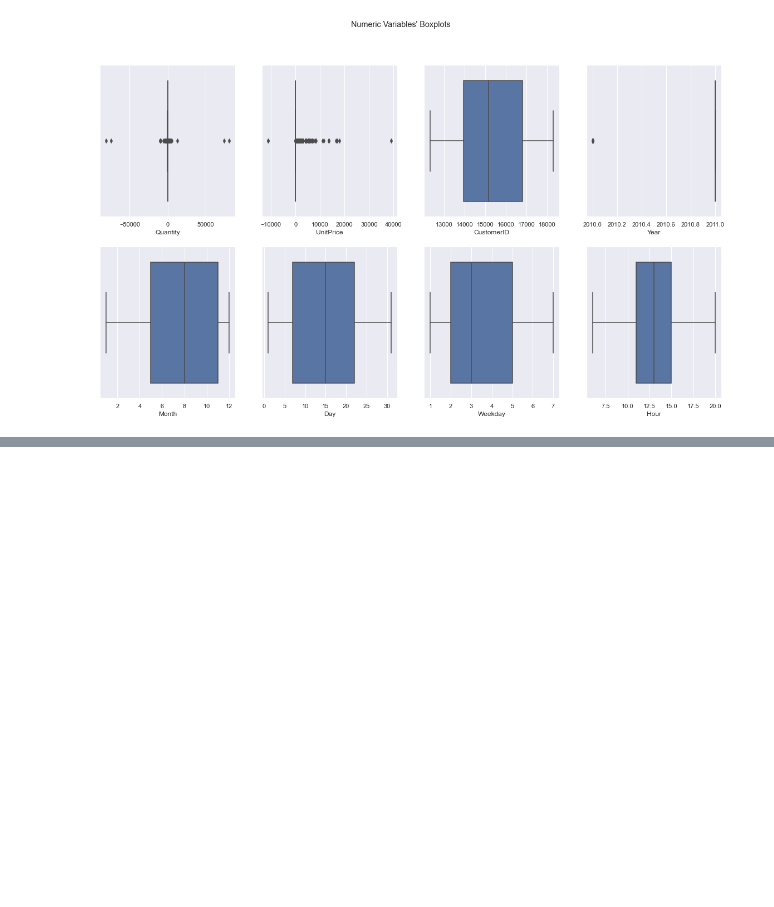
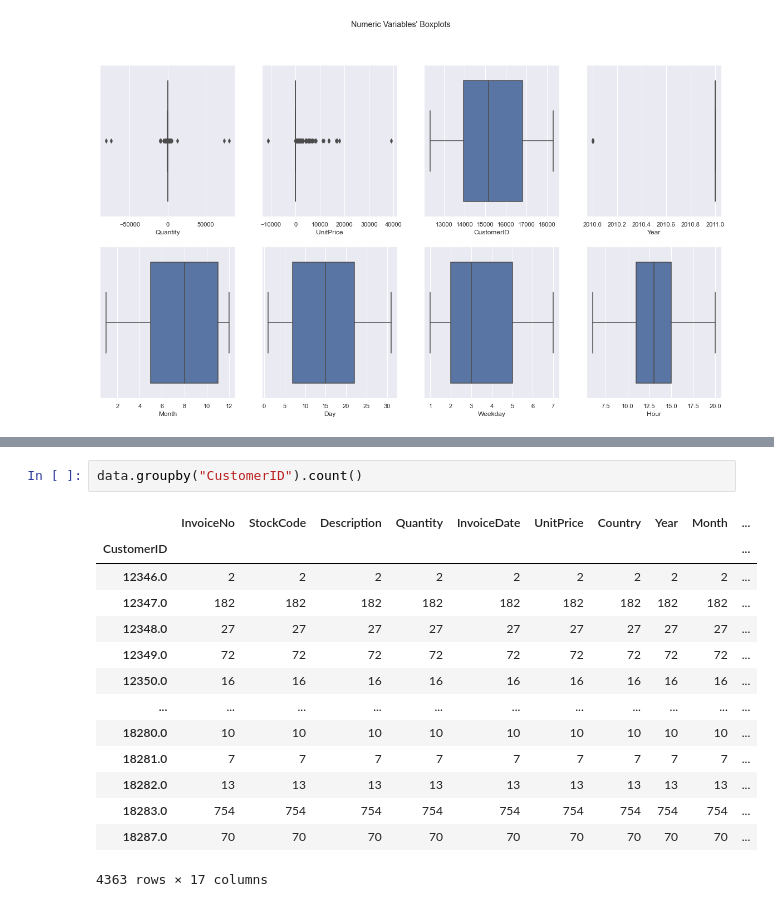
Before and after one commit to alderaemanuele/Business-Cases, a Jupyter notebook: BC3/BC3_RS.ipynb, the cells around one changed output, grey strips where cells are left out. Saved outputs shown, nothing was run; the diff lists cells and outputs as text; blank space fills up the shorter version.

```diff
--- a/BC3/BC3_RS.ipynb
+++ b/BC3/BC3_RS.ipynb
@@ -283,0 +431,17 @@ data[data["StockCode"]=="B"]
+# %%
+data.groupby("CustomerID").count()
+# %% [output]
+|  | InvoiceNo | StockCode | Description | Quantity | InvoiceDate | UnitPrice | Country | Year | Month | ... |
+| CustomerID |  |  |  |  |  |  |  |  |  | ... |
+| 12346.0 | 2 | 2 | 2 | 2 | 2 | 2 | 2 | 2 | 2 | ... |
+| 12347.0 | 182 | 182 | 182 | 182 | 182 | 182 | 182 | 182 | 182 | ... |
+| 12348.0 | 27 | 27 | 27 | 27 | 27 | 27 | 27 | 27 | 27 | ... |
+| 12349.0 | 72 | 72 | 72 | 72 | 72 | 72 | 72 | 72 | 72 | ... |
+| 12350.0 | 16 | 16 | 16 | 16 | 16 | 16 | 16 | 16 | 16 | ... |
+| ... | ... | ... | ... | ... | ... | ... | ... | ... | ... | ... |
+| 18280.0 | 10 | 10 | 10 | 10 | 10 | 10 | 10 | 10 | 10 | ... |
+| 18281.0 | 7 | 7 | 7 | 7 | 7 | 7 | 7 | 7 | 7 | ... |
+| 18282.0 | 13 | 13 | 13 | 13 | 13 | 13 | 13 | 13 | 13 | ... |
+| 18283.0 | 754 | 754 | 754 | 754 | 754 | 754 | 754 | 754 | 754 | ... |
+| 18287.0 | 70 | 70 | 70 | 70 | 70 | 70 | 70 | 70 | 70 | ... |
+4363 rows × 17 columns
```
Also changed, not shown: parts of 20 cells of this notebook.
